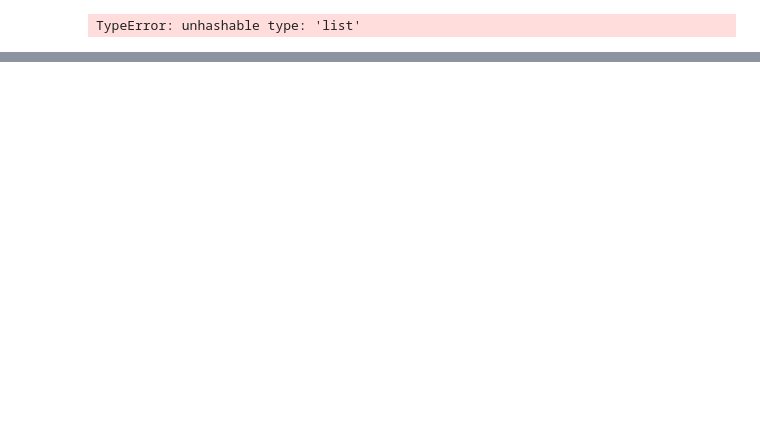
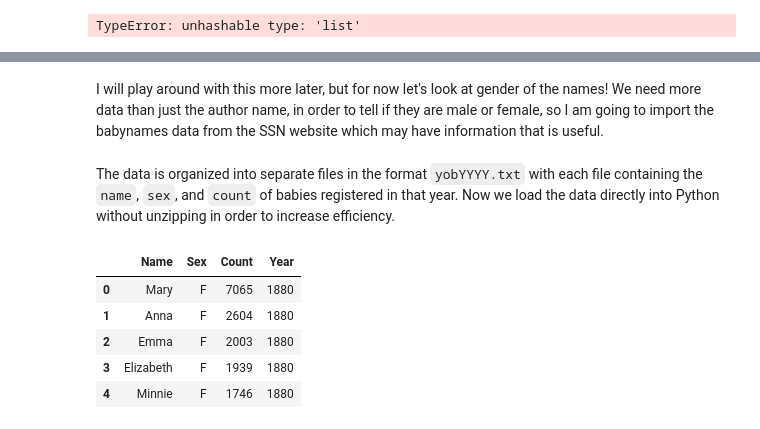
Before and after one commit to shalziekay/discoveryfisk, a Jupyter notebook: fisk_research.ipynb, the cells around one changed output, grey strips where cells are left out. Saved outputs shown, nothing was run; the diff lists cells and outputs as text; code cells hidden in the pictures; blank space fills up the shorter version.

```diff
--- a/fisk_research.ipynb
+++ b/fisk_research.ipynb
@@ -435,0 +459,2 @@ TypeError: unhashable type: 'list'
+# %% [markdown]
+I will play around with this more later, but for now let's look at gender of the names! We need more data than just the author name, in order to tell if they are male or female, so I am going to import the babynames data from the SSN website which may have information that is useful.
@@ -435,0 +470,2 @@ TypeError: unhashable type: 'list'
+# %% [markdown]
+The data is organized into separate files in the format `yobYYYY.txt` with each file containing the `name`, `sex`, and `count` of babies registered in that year. Now we load the data directly into Python without unzipping in order to increase efficiency.
@@ -435,0 +486,9 @@ TypeError: unhashable type: 'list'
+# %%
+babynames.head()
+# %% [output]
+|  | Name | Sex | Count | Year |
+| 0 | Mary | F | 7065 | 1880 |
+| 1 | Anna | F | 2604 | 1880 |
+| 2 | Emma | F | 2003 | 1880 |
+| 3 | Elizabeth | F | 1939 | 1880 |
+| 4 | Minnie | F | 1746 | 1880 |
```
Also changed, not shown: parts of 20 cells of this notebook, 2 other files.
